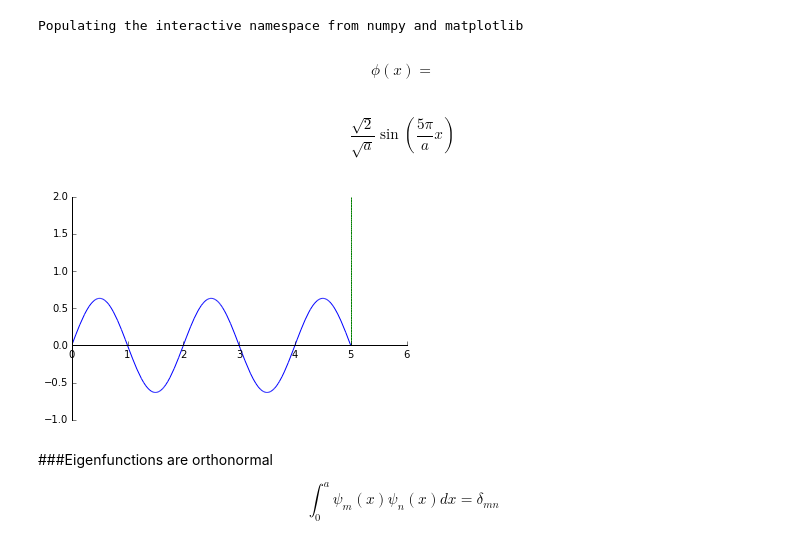
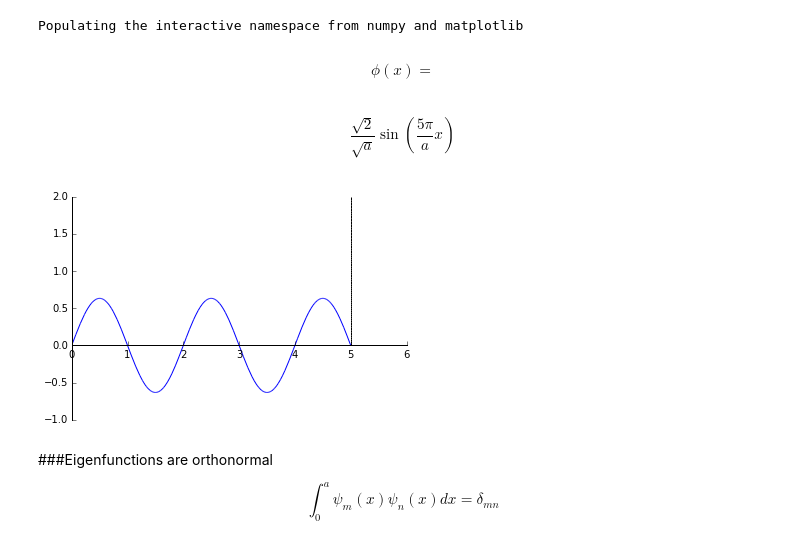
Before and after one commit to yingjerkao/quantumphysics, a Jupyter notebook: InfiniteWell/Infinite Well.ipynb, the cells around one changed output. Saved outputs shown, nothing was run; the diff lists cells and outputs as text; code cells hidden in the pictures.

```diff
--- a/InfiniteWell/Infinite Well.ipynb
+++ b/InfiniteWell/Infinite Well.ipynb
@@ -29,24 +29,24 @@ Populating the interactive namespace from numpy and matplotlib
 # %%
 var('x,a', real=True, positive=True)
 
 def phi(n):
     return sqrt(2/a)*sin(n*pi*x/a)
 
 def phi2(n,a):
     return sqrt(2/a)*sin(n*pi*x/a)
 
 def eigen(n):
-    p = splt.plot_parametric((0, x),(x,0, 2), line_color='green',show=False)
-    p.extend(splt.plot_parametric((5, x),(x,0, 2), line_color='green',show=False))
+    p = splt.plot_parametric((0, x),(x,0, 2), line_color='black',show=False)
+    p.extend(splt.plot_parametric((5, x),(x,0, 2), line_color='black',show=False))
     display( Math("\phi(x)="),phi(n))
     q=plot(phi2(n,5),(x,0,5),show=False)
     p.extend(q)
     p.show()
 interact(eigen,n=(1,10));
 # %% [output]
 $$\phi(x)=$$
 $$\frac{\sqrt{2}}{\sqrt{a}} \sin{\left (\frac{5 \pi}{a} x \right )}$$
-[figure, old version]
+[figure, new version]
 # %% [markdown]
 ###Eigenfunctions are orthonormal
 
```
Also changed, not shown: parts of 9 cells of this notebook.
